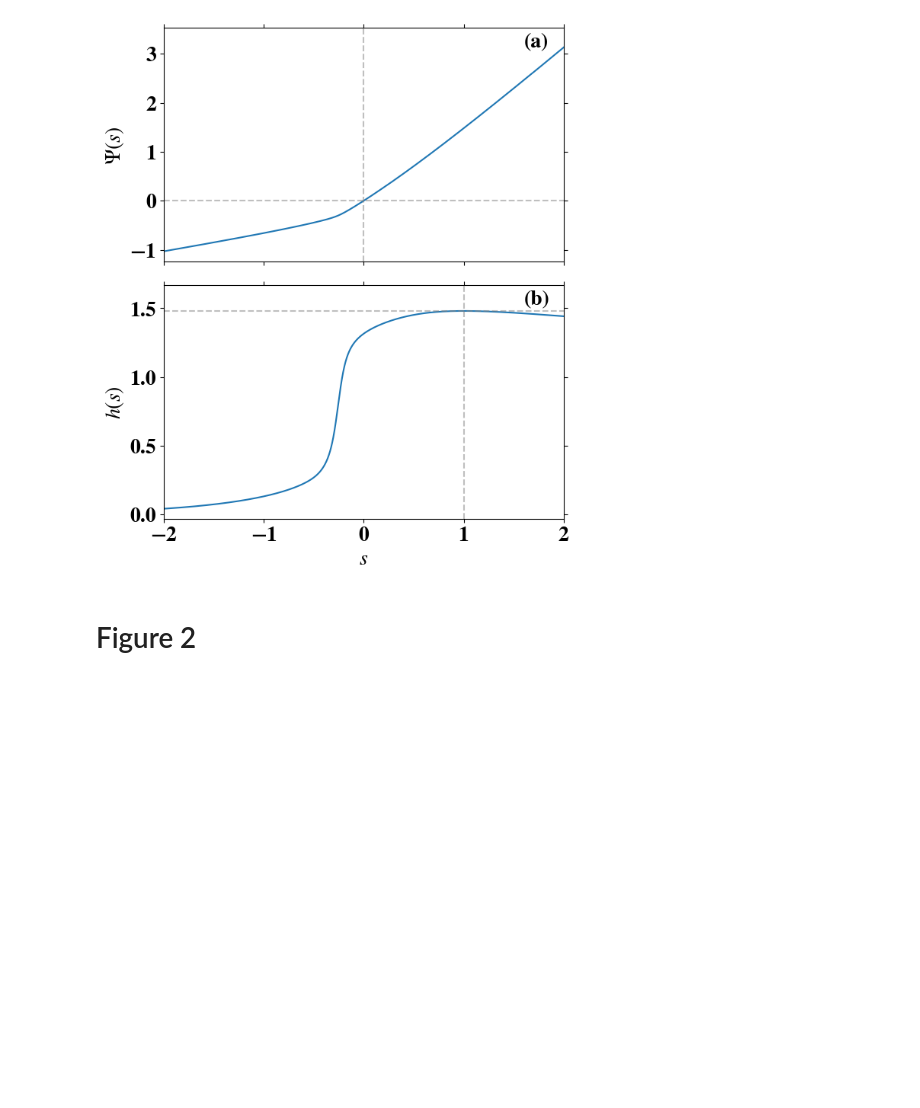
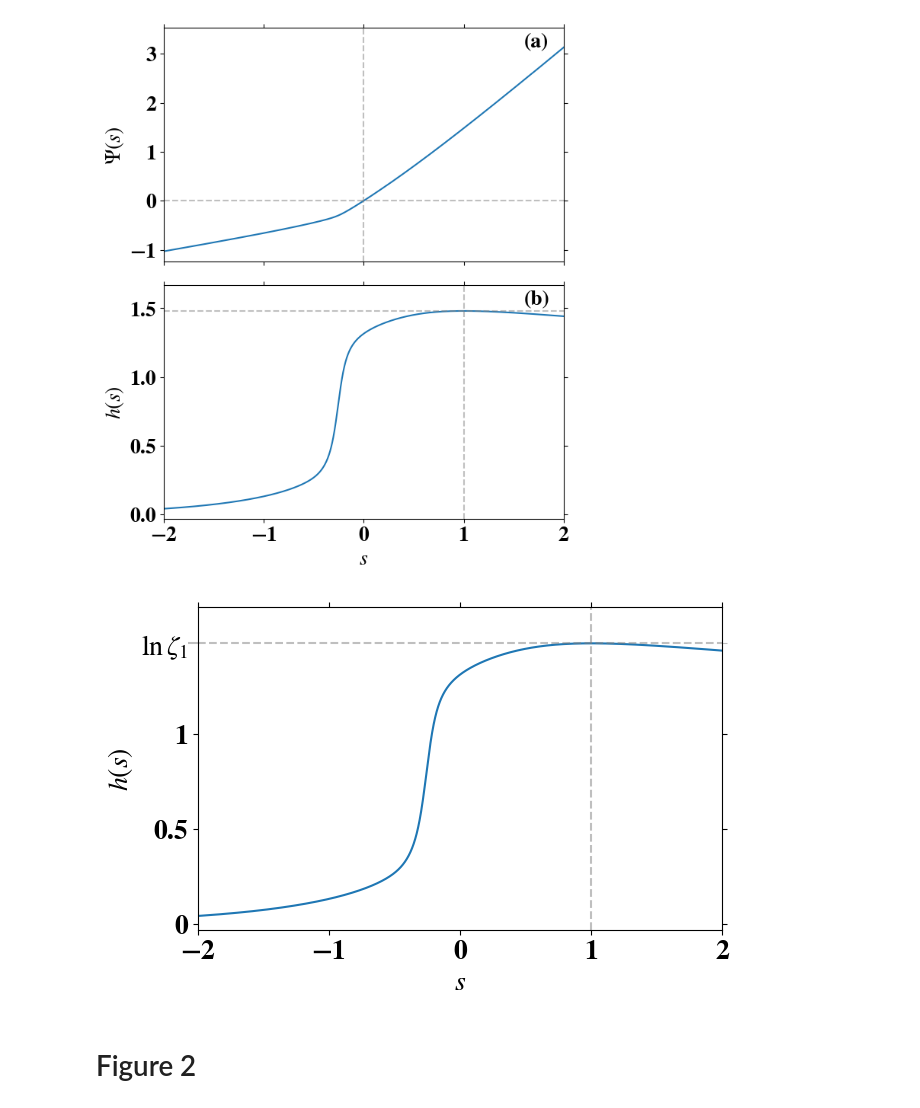
Before and after one commit to gabriele-di-bona/ARW, a Jupyter notebook: notebooks/plots_analysis.ipynb, the cells around one changed output. Saved outputs shown, nothing was run; the diff lists cells and outputs as text; code cells hidden in the pictures; blank space fills up the shorter version.

```diff
--- a/notebooks/plots_analysis.ipynb
+++ b/notebooks/plots_analysis.ipynb
@@ -337,5 +337,36 @@ fig.savefig(root_dir + f"figures/Fig1_theoretic_N_{N_requested}.pdf",bbox_inches
 # %% [output]
 [figure]
+# %%
+width = 8.6*cm*2
+fig, axes = plt.subplots(1,1,figsize=(width,width/golden), gridspec_kw={'hspace':.1})
+
+ax = axes
+
+ax.plot(s_list,h, label=r"$h(s)$", alpha=1,color=colors[0])
+ax.axhline(expected_entr_prod_theoretic, ls="--", color="gray", label="max",alpha=0.5)
+ax.axvline(1, ls="--", color="gray", label="max",alpha=0.5)
+
+ax.set_xlim([-2,2])
+ax.set_xlabel(r"$s$",fontsize=20)
+ax.set_ylim(top = h.max() + 0.19)
+ax.set_ylabel(r"$h(s)$",fontsize=20)
+
+# ax.text(0.03, 0.8, r"$\ln \zeta_1$", fontsize=20, transform=ax.transAxes)#,fontweight="bold")
+yticks = ax.set_yticks([0,0.5,1,expected_entr_prod_theoretic])
+labels = [item.get_text() for item in ax.get_yticklabels()]
+labels[3] = r"$\ln \zeta_1$"
+labels[0] = 0
+labels[1] = 0.5
+labels[2] = 1
+ax.yaxis.set_ticklabels(labels)
+yticks[3]._apply_params(color=[0.5,0.5,0.5,0.5])#, markersize=100)
+yticks[3].tick1line.set_markersize(7)
+yticks[3].tick1line.set_markeredgewidth(1.5)
+
+os.makedirs(root_dir + "figures", exist_ok=True)
+fig.savefig(root_dir + f"figures/Fig1_theoretic_N_{N_requested}.pdf",bbox_inches="tight")
+# %% [output]
+[figure, added]
 # %% [markdown]
 # Figure 2
 # %% [markdown]
```
Also changed, not shown: parts of 2 cells of this notebook, 1 other file.
